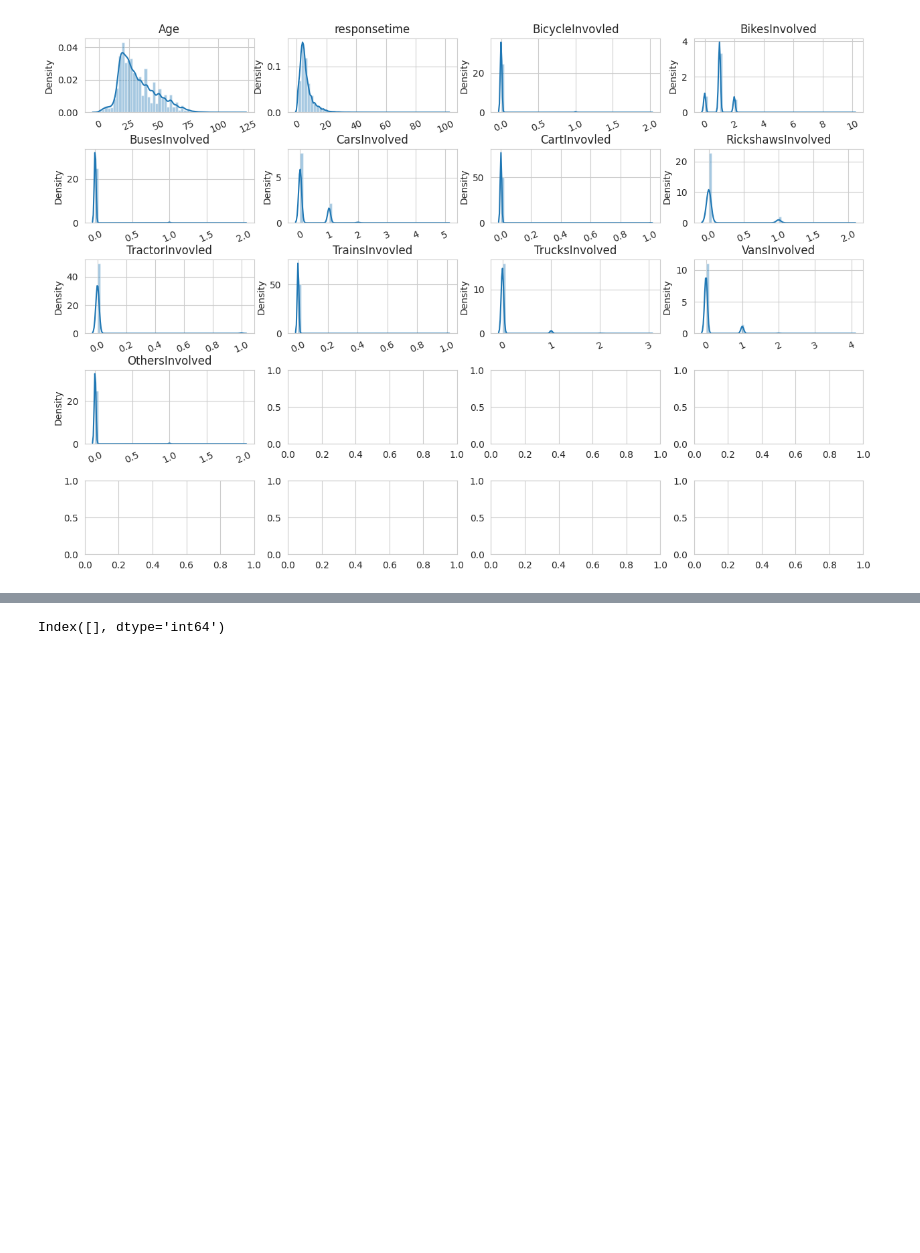
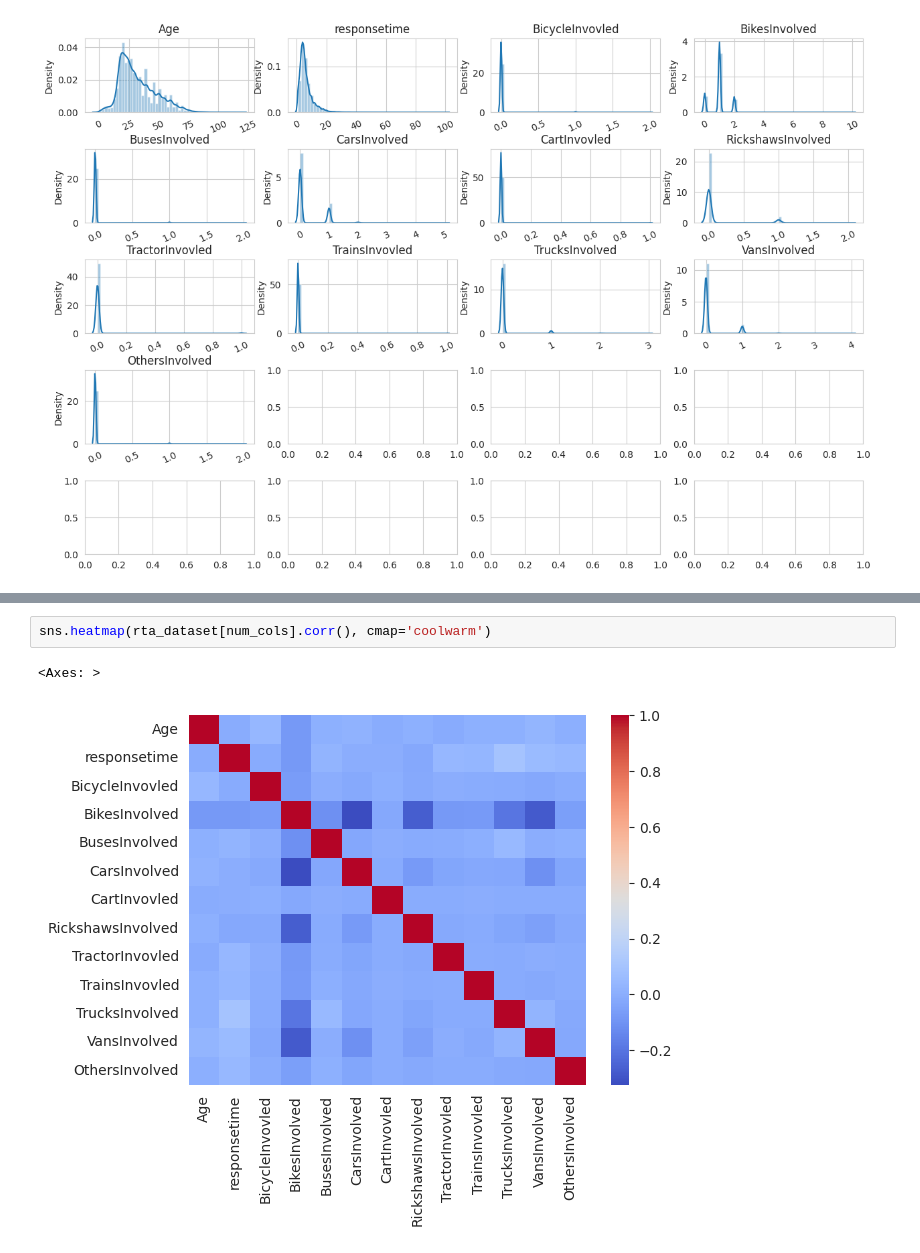
Before and after one commit to Sibgat-Ul/Road_Accidents_Pakistan_Prediction, a Jupyter notebook: rta_dset_445.ipynb, the cells around one changed output, grey strips where cells are left out. Saved outputs shown, nothing was run; the diff lists cells and outputs as text; blank space fills up the shorter version.

```diff
--- a/rta_dset_445.ipynb
+++ b/rta_dset_445.ipynb
@@ -208,3 +271,5 @@ plot.set_xticklabels(plot.get_xticklabels(), rotation=90)
 # %%
+sns.heatmap(rta_dataset[num_cols].corr(), cmap='coolwarm')
 # %% [output]
-Index([], dtype='int64')
+<Axes: >
+[figure, added]
```
Also changed, not shown: parts of 28 cells of this notebook, 1 other file.
